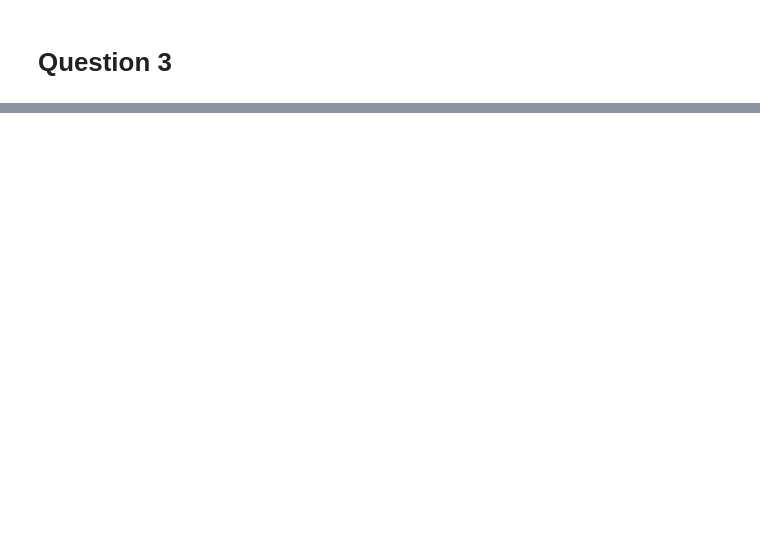
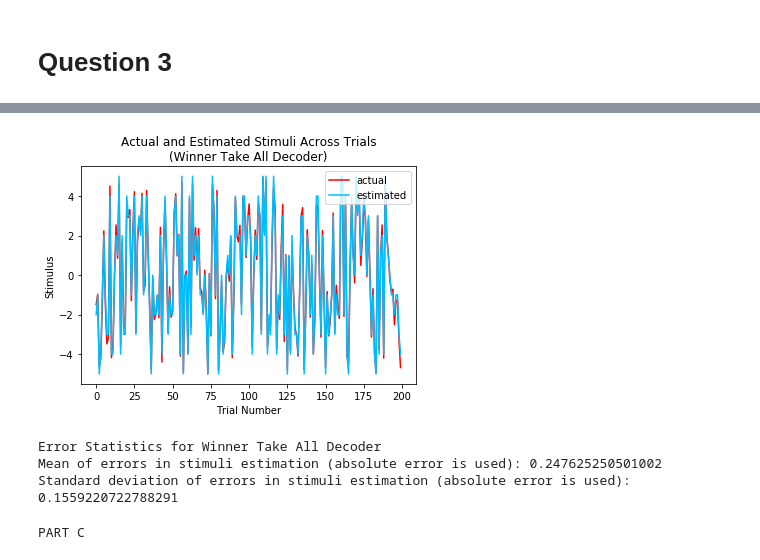
Before and after one commit to efeacer/Bilkent_EEE482_Assignments, a Jupyter notebook: Homework4_EA/Question3.ipynb, the cells around one changed output, grey strips where cells are left out. Saved outputs shown, nothing was run; the diff lists cells and outputs as text; code cells hidden in the pictures; blank space fills up the shorter version.

```diff
--- a/Homework4_EA/Question3.ipynb
+++ b/Homework4_EA/Question3.ipynb
@@ -46,0 +73,62 @@ figure_num += 1
+# %%
+NUM_TRIALS = 200
+STIMULUS_INTENSITIES = np.linspace(-5, 5, 500)
+# %%
+def winner_take_all_decoder(preferred_stimuli, response):
+    """
+    Given a population response and preferred stimuli of the
+    neurons, estimates the actual stimulus as the preferred
+    stimulus of the neuron exhibiting the highest response.
+    Args:
+        preferred_stimuli: The preferred stimuli of the neurons
+        response: The response the population exhibits
+    Returns:
+        stimulus: the estimated input stimulus
+    """
+    highest_idx = np.argmax(response)
+    stimulus = preferred_stimuli[highest_idx]
+    return stimulus
+# %%
+np.random.seed(7) # for reproducibility
+responses = []
+stimuli = []
+estimated_stimuli_WTA = []
+errors_WTA = []
+for i in range(NUM_TRIALS):
+    stimulus = np.random.choice(STIMULUS_INTENSITIES)
+    response = tuning_curve(stimulus, A, MU_VALS, SIGMA)
+    noise = np.random.normal(0, SIGMA / 20, NUM_NEURONS)
+    response += noise
+    estimated_stimulus_WTA = winner_take_all_decoder(MU_VALS, response)
+    error_WTA = np.abs(stimulus - estimated_stimulus_WTA)
+    responses.append(response)
+    stimuli.append(stimulus)
+    estimated_stimuli_WTA.append(estimated_stimulus_WTA)
+    errors_WTA.append(error_WTA)
+# %%
+plt.figure(figure_num)
+figure_num += 1
+plt.plot(stimuli, color='r')
+plt.plot(estimated_stimuli_WTA, color='deepskyblue')
+plt.xlabel('Trial Number')
+plt.ylabel('Stimulus')
+plt.title('Actual and Estimated Stimuli Across Trials\n(Winner Take All Decoder)')
+plt.legend(['actual', 'estimated'], loc='upper right')
+plt.show(block=False)
+# %% [output]
+[figure, added]
+# %%
+mean_error_WTA = np.mean(errors_WTA)
+std_error_WTA = np.std(errors_WTA)
+print('Error Statistics for Winner Take All Decoder')
+print('Mean of errors in stimuli estimation (absolute error is used):', mean_error_WTA)
+print('Standard deviation of errors in stimuli estimation (absolute error is used):', std_error_WTA)
+# %% [output]
+Error Statistics for Winner Take All Decoder
+Mean of errors in stimuli estimation (absolute error is used): 0.247625250501002
+Standard deviation of errors in stimuli estimation (absolute error is used): 0.1559220722788291
+# %%
+# PART C
+print('PART C')
+# %% [output]
+PART C
```
Also changed, not shown: parts of 30 cells of this notebook, 1 other file.
